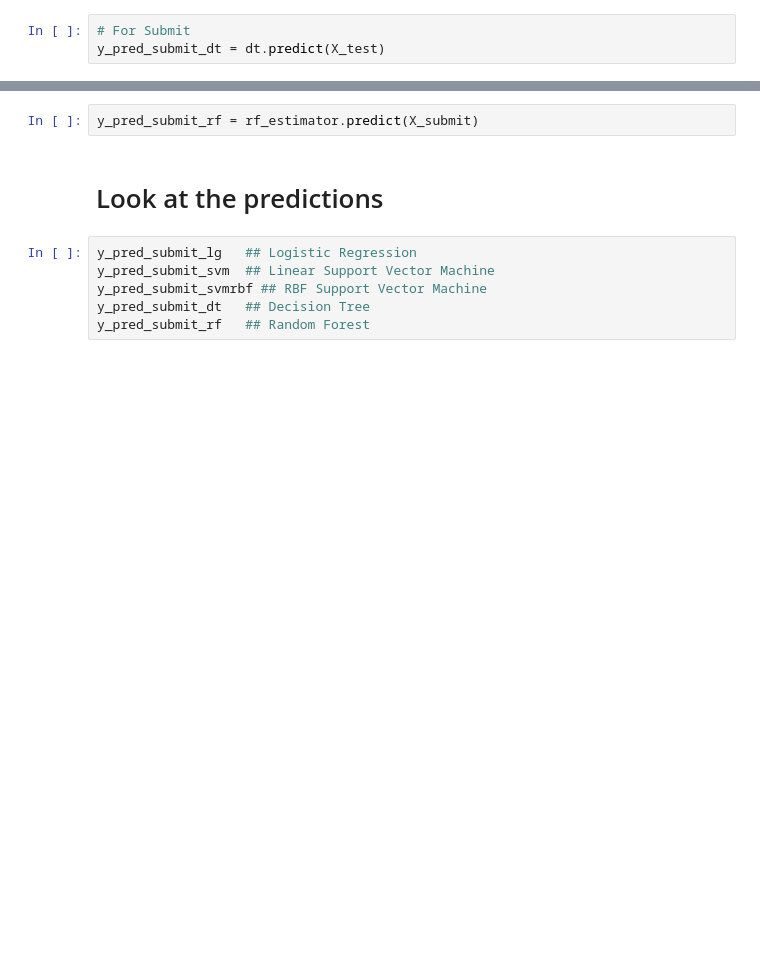
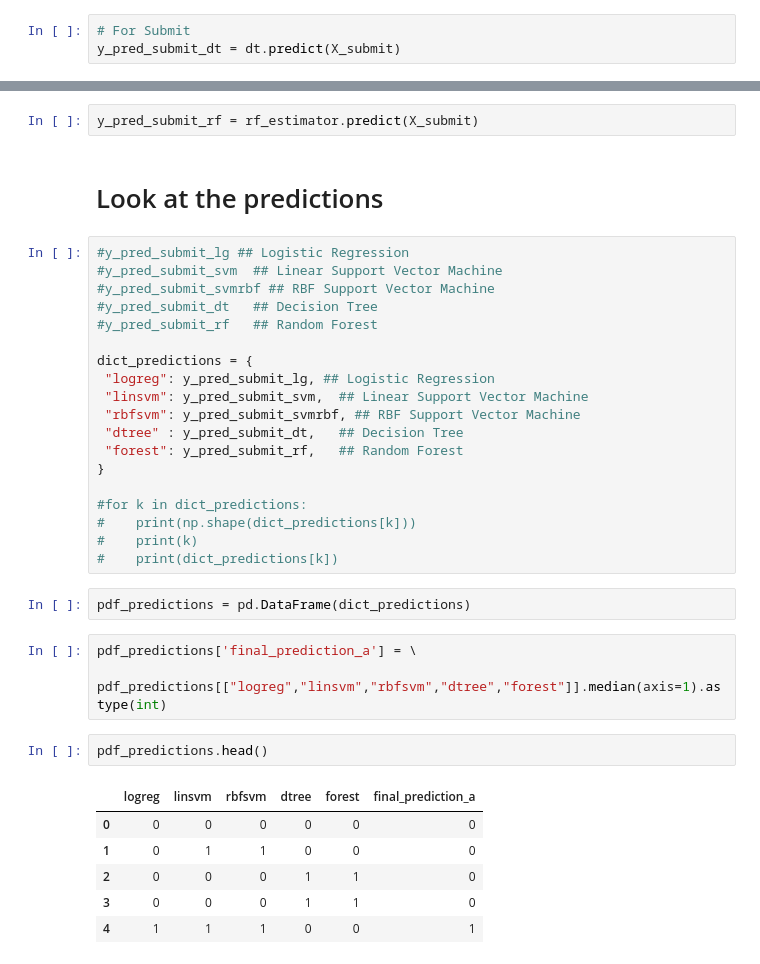
Before and after one commit to tmrhombus/kaggle, a Jupyter notebook: Titanic/Titanic_Notebook.ipynb, the cells around one changed output, grey strips where cells are left out. Cells and saved outputs as stored; diff of their text form; blank space fills up the shorter version.

Commit message:
ensemble prediction

```diff
--- a/Titanic/Titanic_Notebook.ipynb
+++ b/Titanic/Titanic_Notebook.ipynb
@@ -461,7 +470,7 @@ weighted avg       0.78      0.78      0.78       268
 [figure]
 # %%
 # For Submit
-y_pred_submit_dt = dt.predict(X_test)
+y_pred_submit_dt = dt.predict(X_submit)
 # %%
 # Plot the feature importance
 importances = dt.feature_importances_
@@ -521,8 +530,35 @@ y_pred_submit_rf = rf_estimator.predict(X_submit)
 # %% [markdown]
 # Look at the predictions
 # %%
-y_pred_submit_lg   ## Logistic Regression
-y_pred_submit_svm  ## Linear Support Vector Machine
-y_pred_submit_svmrbf ## RBF Support Vector Machine
-y_pred_submit_dt   ## Decision Tree
-y_pred_submit_rf   ## Random Forest
+#y_pred_submit_lg ## Logistic Regression
+#y_pred_submit_svm  ## Linear Support Vector Machine
+#y_pred_submit_svmrbf ## RBF Support Vector Machine
+#y_pred_submit_dt   ## Decision Tree
+#y_pred_submit_rf   ## Random Forest
+
+dict_predictions = {
+ "logreg": y_pred_submit_lg, ## Logistic Regression
+ "linsvm": y_pred_submit_svm,  ## Linear Support Vector Machine
+ "rbfsvm": y_pred_submit_svmrbf, ## RBF Support Vector Machine
+ "dtree" : y_pred_submit_dt,   ## Decision Tree
+ "forest": y_pred_submit_rf,   ## Random Forest
+}
+
+#for k in dict_predictions:
+#    print(np.shape(dict_predictions[k]))
+#    print(k)
+#    print(dict_predictions[k])
+# %%
+pdf_predictions = pd.DataFrame(dict_predictions)
+# %%
+pdf_predictions['final_prediction_a'] = \
+ pdf_predictions[["logreg","linsvm","rbfsvm","dtree","forest"]].median(axis=1).astype(int)
+# %%
+pdf_predictions.head()
+# %% [output]
+|  | logreg | linsvm | rbfsvm | dtree | forest | final_prediction_a |
+| 0 | 0 | 0 | 0 | 0 | 0 | 0 |
+| 1 | 0 | 1 | 1 | 0 | 0 | 0 |
+| 2 | 0 | 0 | 0 | 1 | 1 | 0 |
+| 3 | 0 | 0 | 0 | 1 | 1 | 0 |
+| 4 | 1 | 1 | 1 | 0 | 0 | 1 |
```
Also changed, not shown: parts of 9 cells of this notebook.
